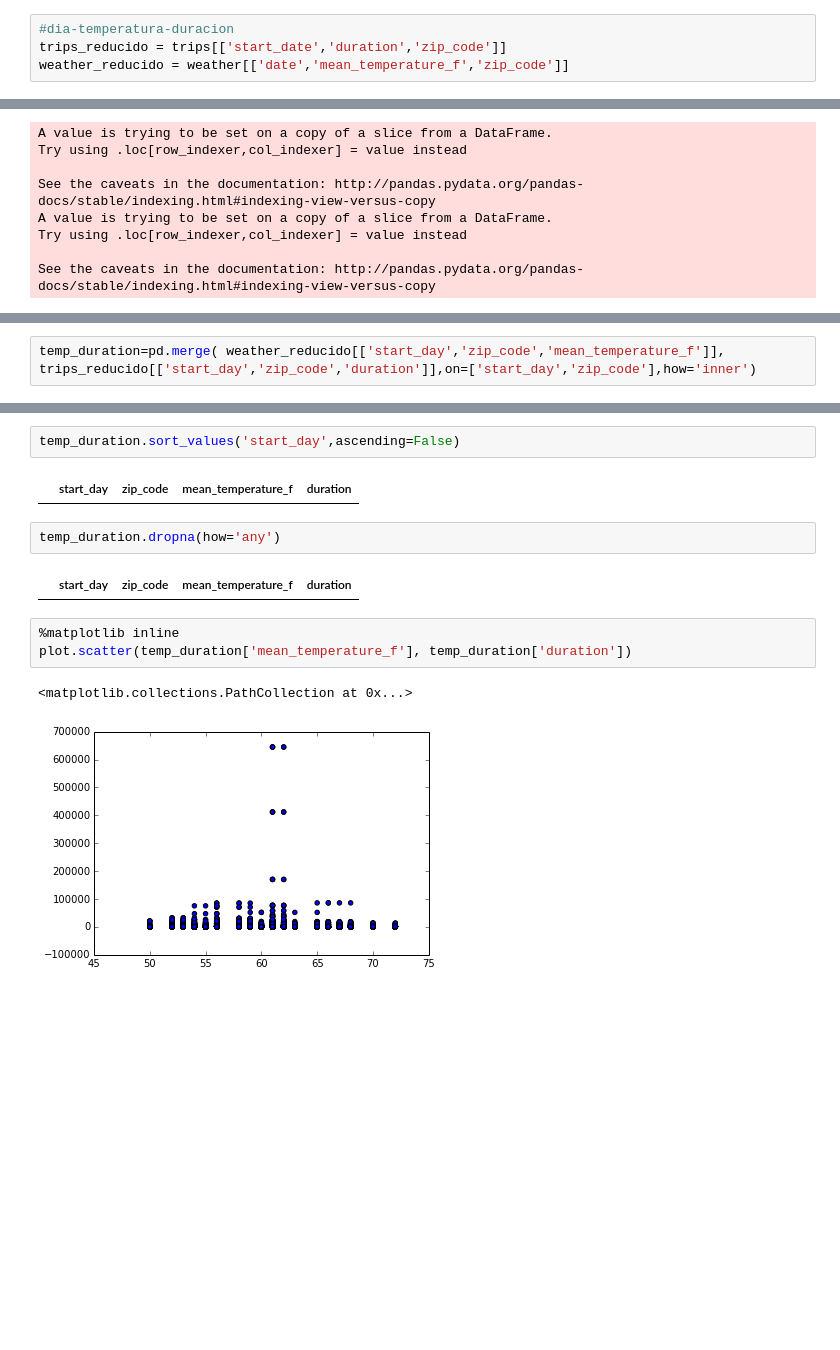
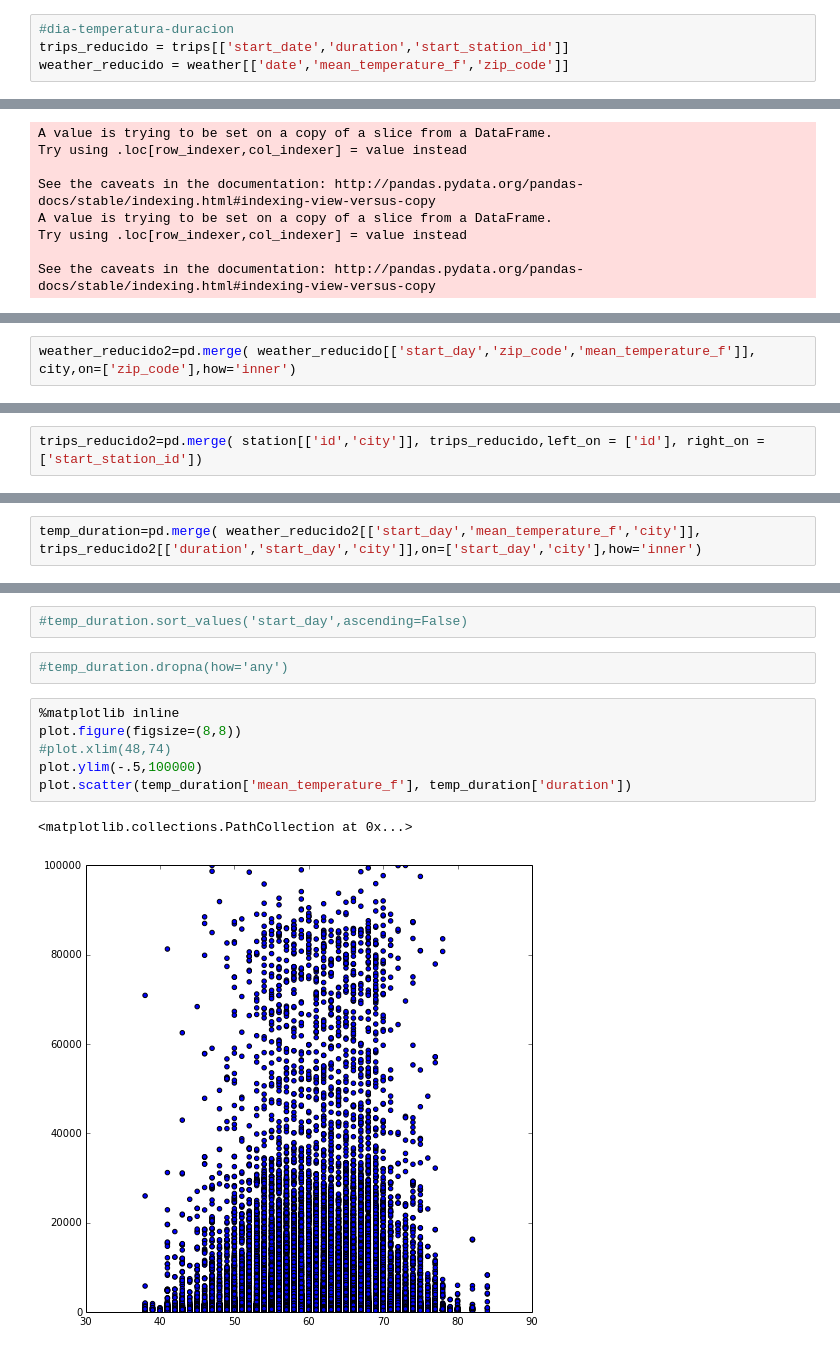
Before and after one commit to LeoCenturion/tp1_datos, a Jupyter notebook: Viajes_vs_clima.ipynb, the cells around one changed output, grey strips where cells are left out. Cells and saved outputs as stored; diff of their text form; blank space fills up the shorter version.

```diff
--- a/Viajes_vs_clima.ipynb
+++ b/Viajes_vs_clima.ipynb
@@ -43,7 +47,7 @@ weather[weather['date']=='4/1/2014'] #hay varias temperaturas para un dia, depen
 5 rows × 24 columns
 # %%
 #dia-temperatura-duracion
-trips_reducido = trips[['start_date','duration','zip_code']]
+trips_reducido = trips[['start_date','duration','start_station_id']]
 weather_reducido = weather[['date','mean_temperature_f','zip_code']]
 # %%
 trips_reducido['start_date']=trips_reducido.start_date.map(lambda x: datetime.strptime(x, '%m/%d/%Y %H:%M') )
@@ -110,2 +114,2 @@ array(['94112', '94063', '94108', ..., '94116', '94133', '94022'], dtype=object)
 # %%
-temp_duration=pd.merge( weather_reducido[['start_day','zip_code','mean_temperature_f']], trips_reducido[['start_day','zip_code','duration']],on=['start_day','zip_code'],how='inner')
+weather_reducido2=pd.merge( weather_reducido[['start_day','zip_code','mean_temperature_f']], city,on=['zip_code'],how='inner')
@@ -111,0 +125,2 @@ temp_duration=pd.merge( weather_reducido[['start_day','zip_code','mean_temperatu
+# %%
+trips_reducido2=pd.merge( station[['id','city']], trips_reducido,left_on = ['id'], right_on = ['start_station_id'])
@@ -111,0 +136,2 @@ temp_duration=pd.merge( weather_reducido[['start_day','zip_code','mean_temperatu
+# %%
+temp_duration=pd.merge( weather_reducido2[['start_day','mean_temperature_f','city']], trips_reducido2[['duration','start_day','city']],on=['start_day','city'],how='inner')
@@ -112,14 +147,13 @@ temp_duration=pd.merge( weather_reducido[['start_day','zip_code','mean_temperatu
 # %%
-temp_duration.sort_values('start_day',ascending=False)
+#temp_duration.sort_values('start_day',ascending=False)
-# %% [output]
-|  | start_day | zip_code | mean_temperature_f | duration |
 # %%
-temp_duration.dropna(how='any')
+#temp_duration.dropna(how='any')
-# %% [output]
-|  | start_day | zip_code | mean_temperature_f | duration |
 # %%
 %matplotlib inline
+plot.figure(figsize=(8,8))
+#plot.xlim(48,74)
+plot.ylim(-.5,100000)
 plot.scatter(temp_duration['mean_temperature_f'], temp_duration['duration'])
 # %% [output]
 <matplotlib.collections.PathCollection at 0x...>
-[figure, old version]
+[figure, new version]
```
Also changed, not shown: parts of 14 cells of this notebook.
